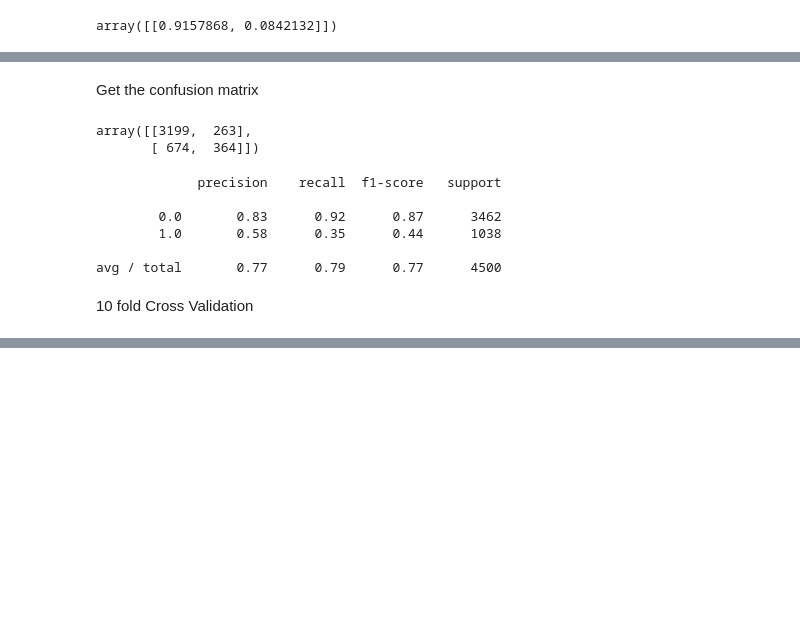
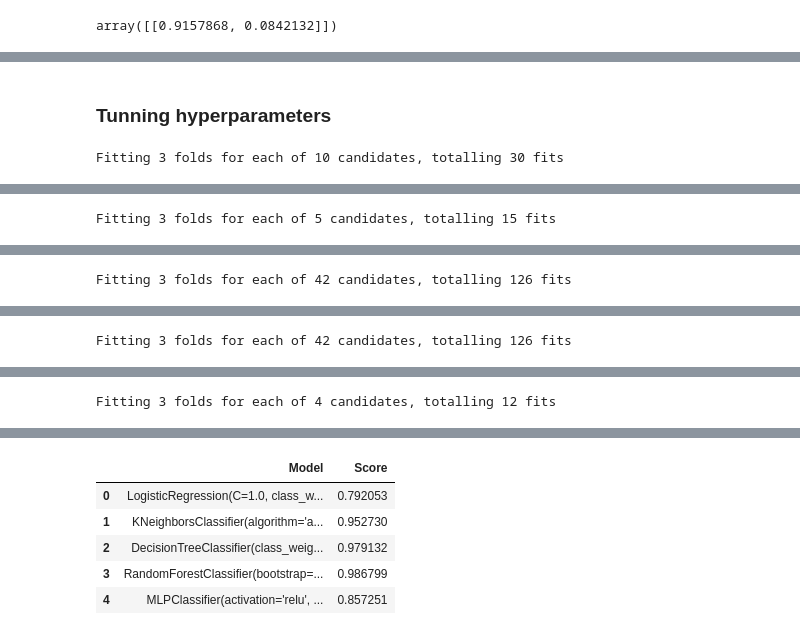
Before and after one commit to cameozl/Project_EmployeeLeave, a Jupyter notebook: employee_leave.ipynb, the cells around one changed output, grey strips where cells are left out. Saved outputs shown, nothing was run; the diff lists cells and outputs as text; code cells hidden in the pictures; blank space fills up the shorter version.

```diff
--- a/employee_leave.ipynb
+++ b/employee_leave.ipynb
@@ -251,18 +261,43 @@ metrics.accuracy_score(ytest, pred)
-# %% [markdown]
-Get the confusion matrix
-# %%
-metrics.confusion_matrix(ytest, pred)
-# %% [output]
-array([[3199,  263],
-       [ 674,  364]])
-# %%
-print(metrics.classification_report(ytest, pred))
-# %% [output]
-             precision    recall  f1-score   support
-
-        0.0       0.83      0.92      0.87      3462
-        1.0       0.58      0.35      0.44      1038
-
-avg / total       0.77      0.79      0.77      4500
-# %% [markdown]
-10 fold Cross Validation
+# %% [markdown]
+### Tunning hyperparameters
+# %%
+from sklearn.model_selection import GridSearchCV
+
+def tuned_score(model, test_dic):
+    gs = GridSearchCV(model, scoring="accuracy", cv=3, verbose=1,param_grid=test_dic,)
+    gs.fit(X, y)
+    return model_score(gs.best_estimator_)
+
+LR_dic = {"penalty": ["l1","l2"],"C":[0.1, 1, 10, 50, 100]} #"solver":["newton-cg", "lbfgs", "liblinear", "sag", "saga"]
+KN_dic = {"n_neighbors":[1,3,5,7,9], }
+DT_dic = {"max_depth": [2, 5, 10, 20, 50, 100, None],"min_samples_split":[2, 5, 10, 20, 50, 100]}
+RF_dic = {"max_depth": [2, 5, 10, 20, 50, 100, None],"min_samples_split":[2, 5, 10, 20, 50, 100]}
+#GB_dic = {"learning_rate": [0.1, 0.5, 1, 5],"min_samples_split":[2, 5, 10],"max_depth": [2, 5, 10, None]}
+
+#GB_dic = {"learning_rate": [0.1, 0.5, 1, 5],"min_samples_split":[2, 5, 10, 20, 50, 100],"max_depth": [2, 5, 10, 20, 50, 100, None]}
+MLP_dic = {"hidden_layer_sizes":[(5,), (10,), (50,), (100,)]}
+
+para_l = [LR_dic, KN_dic, DT_dic, RF_dic, MLP_dic]
+model_list = [LR(),KN(),DT(),RF(), MLP()]
+
+
+
+score2_l = []
+for i, model in enumerate(model_list):
+    score2_l.append(tuned_score(model,para_l[i]))
+
+d2={'Model':model_list,'Score':score2_l}
+res2_frame=pd.DataFrame(d2)
+res2_frame
+
+
+
+# gs = GridSearchCV(DecisionTreeClassifier(), scoring="accuracy", cv=3, verbose=1,
+#                   param_grid={"max_depth": [2, 5, 10, 20, 50, 100, None],
+#                               "min_samples_split":[2, 5, 10, 20, 50, 100]}, )
+# gs.fit(X, y)
+# print(gs.best_params_)
+
+# model_score(gs.best_estimator_)
+# %% [output]
+Fitting 3 folds for each of 10 candidates, totalling 30 fits
@@ -268,0 +305 @@ avg / total       0.77      0.79      0.77      4500
+Fitting 3 folds for each of 5 candidates, totalling 15 fits
@@ -268,0 +307 @@ avg / total       0.77      0.79      0.77      4500
+Fitting 3 folds for each of 42 candidates, totalling 126 fits
@@ -268,0 +309 @@ avg / total       0.77      0.79      0.77      4500
+Fitting 3 folds for each of 42 candidates, totalling 126 fits
@@ -268,0 +311 @@ avg / total       0.77      0.79      0.77      4500
+Fitting 3 folds for each of 4 candidates, totalling 12 fits
@@ -268,0 +313,6 @@ avg / total       0.77      0.79      0.77      4500
+|  | Model | Score |
+| 0 | LogisticRegression(C=1.0, class_w... | 0.792053 |
+| 1 | KNeighborsClassifier(algorithm='a... | 0.952730 |
+| 2 | DecisionTreeClassifier(class_weig... | 0.979132 |
+| 3 | RandomForestClassifier(bootstrap=... | 0.986799 |
+| 4 | MLPClassifier(activation='relu', ... | 0.857251 |
```
Also changed, not shown: parts of 13 cells of this notebook.
